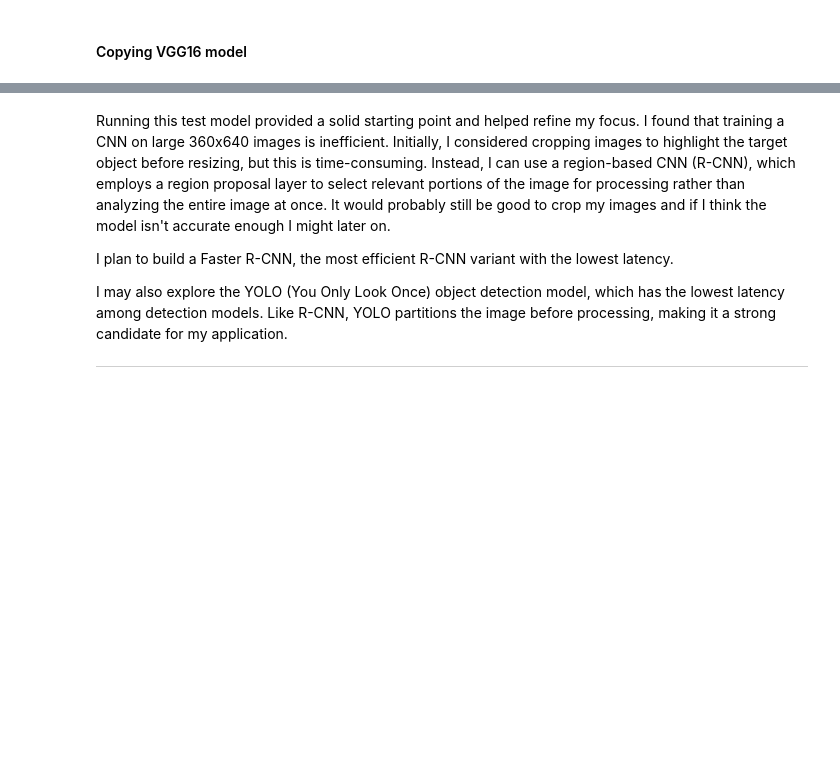
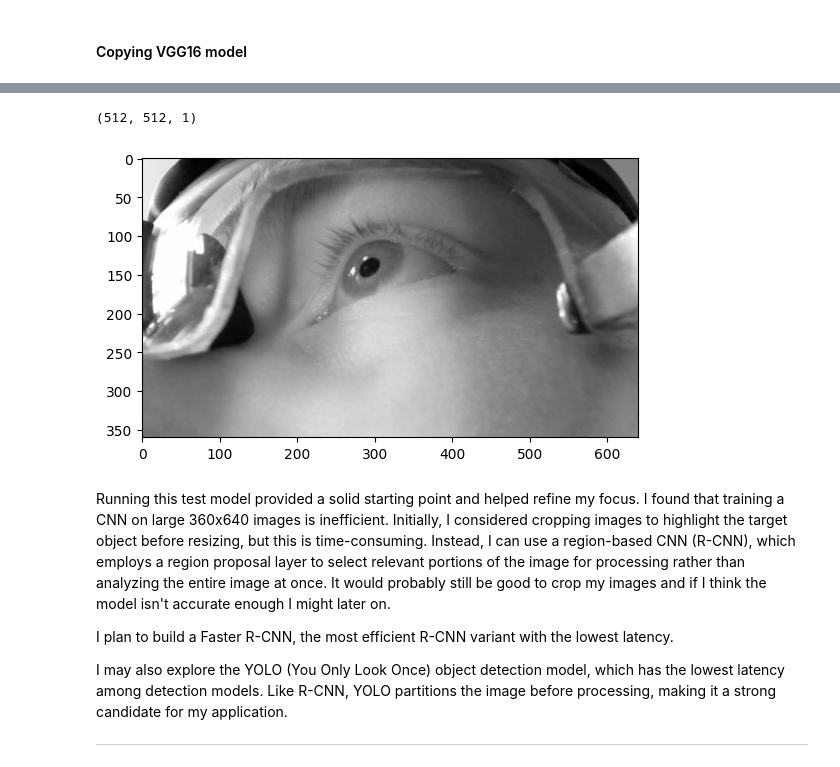
Before and after one commit to OwenBurt/Eye_tracker, a Jupyter notebook: model.ipynb, the cells around one changed output, grey strips where cells are left out. Drawn from its saved outputs; the diff is of its cells as text; code cells hidden in the pictures; blank space fills up the shorter version.

```diff
--- a/model.ipynb
+++ b/model.ipynb
@@ -438,0 +448,2 @@ model.add(Dense(4, activation='linear'))
+# %%
+temp1 = X_test[1].copy()
@@ -438,0 +455,4 @@ model.add(Dense(4, activation='linear'))
+# %%
+temp1.shape
+# %% [output]
+(512, 512, 1)
@@ -438,0 +475,7 @@ model.add(Dense(4, activation='linear'))
+# %%
+import matplotlib.pyplot as plt
+plt.grid(False)
+plt.imshow(temp1, cmap='grey')
+plt.show()
+# %% [output]
+[figure, added]
```
Also changed, not shown: parts of 31 cells of this notebook.
